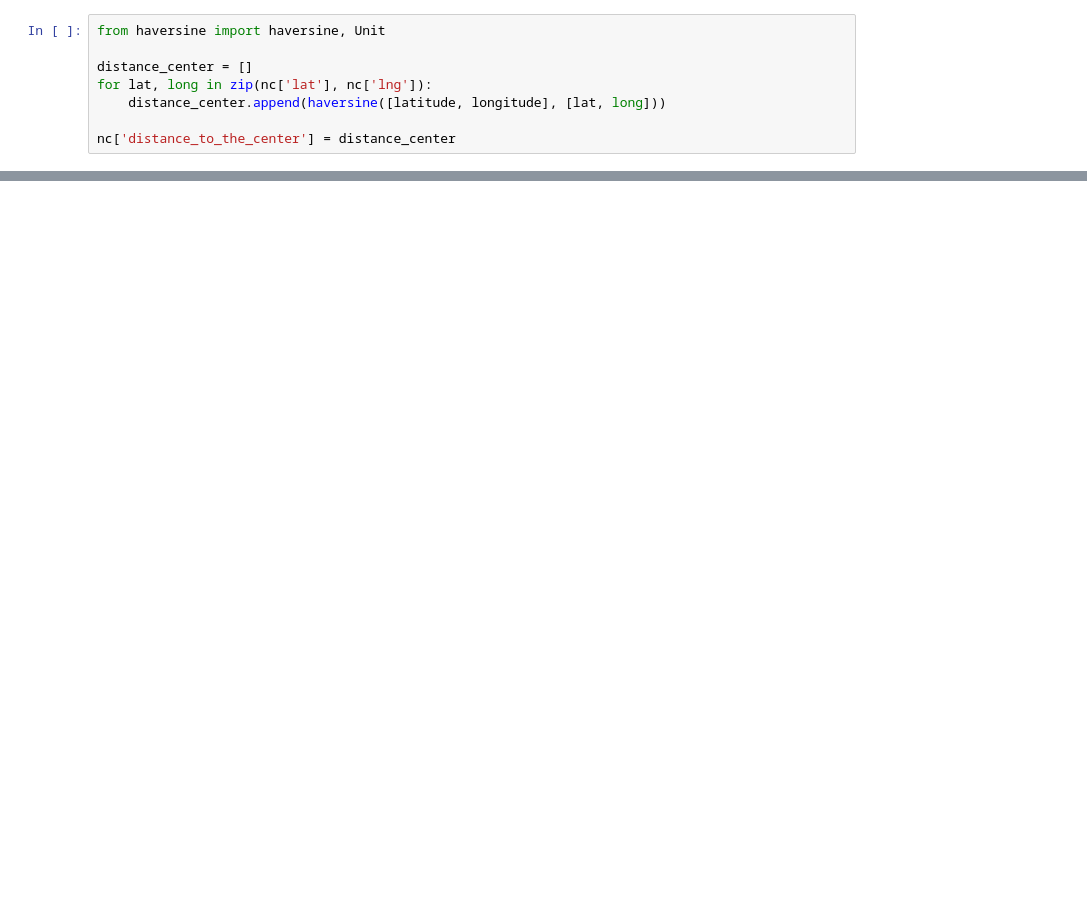
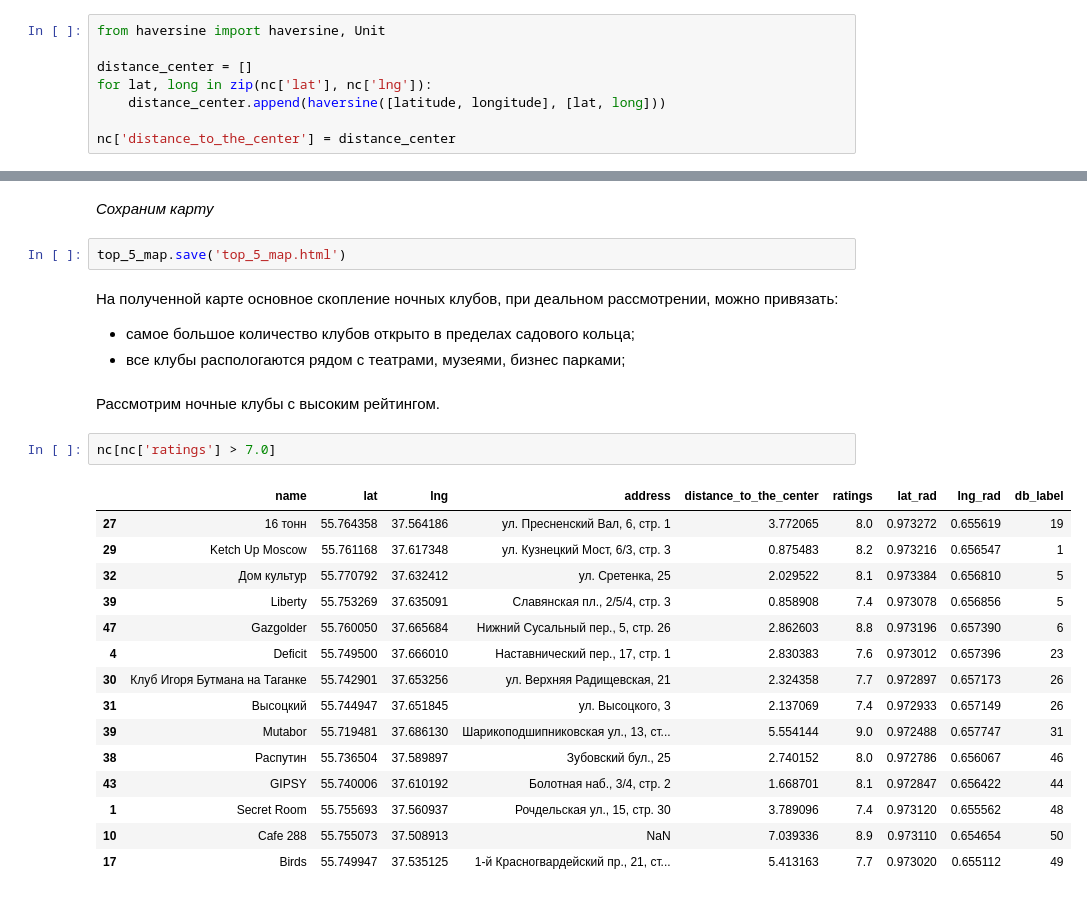
Before and after one commit to SidenkoStas/Coursera_Capstone, a Jupyter notebook: Capstone Project - The Battle of the Neighborhoods.ipynb, the cells around one changed output, grey strips where cells are left out. Drawn from its saved outputs; the diff is of its cells as text; blank space fills up the shorter version.

```diff
--- a/Capstone Project - The Battle of the Neighborhoods.ipynb
+++ b/Capstone Project - The Battle of the Neighborhoods.ipynb
@@ -319,0 +512,28 @@ requests.get(url).json()
+# %% [markdown]
+*Сохраним карту*
+# %%
+top_5_map.save('top_5_map.html')
+# %% [markdown]
+На полученной карте основное скопление ночных клубов, при деальном рассмотрении, можно привязать:
+* самое большое количество клубов открыто в пределах садового кольца;
+* все клубы распологаются рядом с театрами, музеями, бизнес парками;
+# %% [markdown]
+Рассмотрим ночные клубы с высоким рейтингом.
+# %%
+nc[nc['ratings'] > 7.0]
+# %% [output]
+|  | name | lat | lng | address | distance_to_the_center | ratings | lat_rad | lng_rad | db_label |
+| 27 | 16 тонн | 55.764358 | 37.564186 | ул. Пресненский Вал, 6, стр. 1 | 3.772065 | 8.0 | 0.973272 | 0.655619 | 19 |
+| 29 | Ketch Up Moscow | 55.761168 | 37.617348 | ул. Кузнецкий Мост, 6/3, стр. 3 | 0.875483 | 8.2 | 0.973216 | 0.656547 | 1 |
+| 32 | Дом культур | 55.770792 | 37.632412 | ул. Сретенка, 25 | 2.029522 | 8.1 | 0.973384 | 0.656810 | 5 |
+| 39 | Liberty | 55.753269 | 37.635091 | Славянская пл., 2/5/4, стр. 3 | 0.858908 | 7.4 | 0.973078 | 0.656856 | 5 |
+| 47 | Gazgolder | 55.760050 | 37.665684 | Нижний Сусальный пер., 5, стр. 26 | 2.862603 | 8.8 | 0.973196 | 0.657390 | 6 |
+| 4 | Deficit | 55.749500 | 37.666010 | Наставнический пер., 17, стр. 1 | 2.830383 | 7.6 | 0.973012 | 0.657396 | 23 |
+| 30 | Клуб Игоря Бутмана на Таганке | 55.742901 | 37.653256 | ул. Верхняя Радищевская, 21 | 2.324358 | 7.7 | 0.972897 | 0.657173 | 26 |
+| 31 | Высоцкий | 55.744947 | 37.651845 | ул. Высоцкого, 3 | 2.137069 | 7.4 | 0.972933 | 0.657149 | 26 |
+| 39 | Mutabor | 55.719481 | 37.686130 | Шарикоподшипниковская ул., 13, ст... | 5.554144 | 9.0 | 0.972488 | 0.657747 | 31 |
+| 38 | Распутин | 55.736504 | 37.589897 | Зубовский бул., 25 | 2.740152 | 8.0 | 0.972786 | 0.656067 | 46 |
+| 43 | GIPSY | 55.740006 | 37.610192 | Болотная наб., 3/4, стр. 2 | 1.668701 | 8.1 | 0.972847 | 0.656422 | 44 |
+| 1 | Secret Room | 55.755693 | 37.560937 | Рочдельская ул., 15, стр. 30 | 3.789096 | 7.4 | 0.973120 | 0.655562 | 48 |
+| 10 | Cafe 288 | 55.755073 | 37.508913 | NaN | 7.039336 | 8.9 | 0.973110 | 0.654654 | 50 |
+| 17 | Birds | 55.749947 | 37.535125 | 1-й Красногвардейский пр., 21, ст... | 5.413163 | 7.7 | 0.973020 | 0.655112 | 49 |
```
Also changed, not shown: parts of 80 cells of this notebook, 17 other files.
